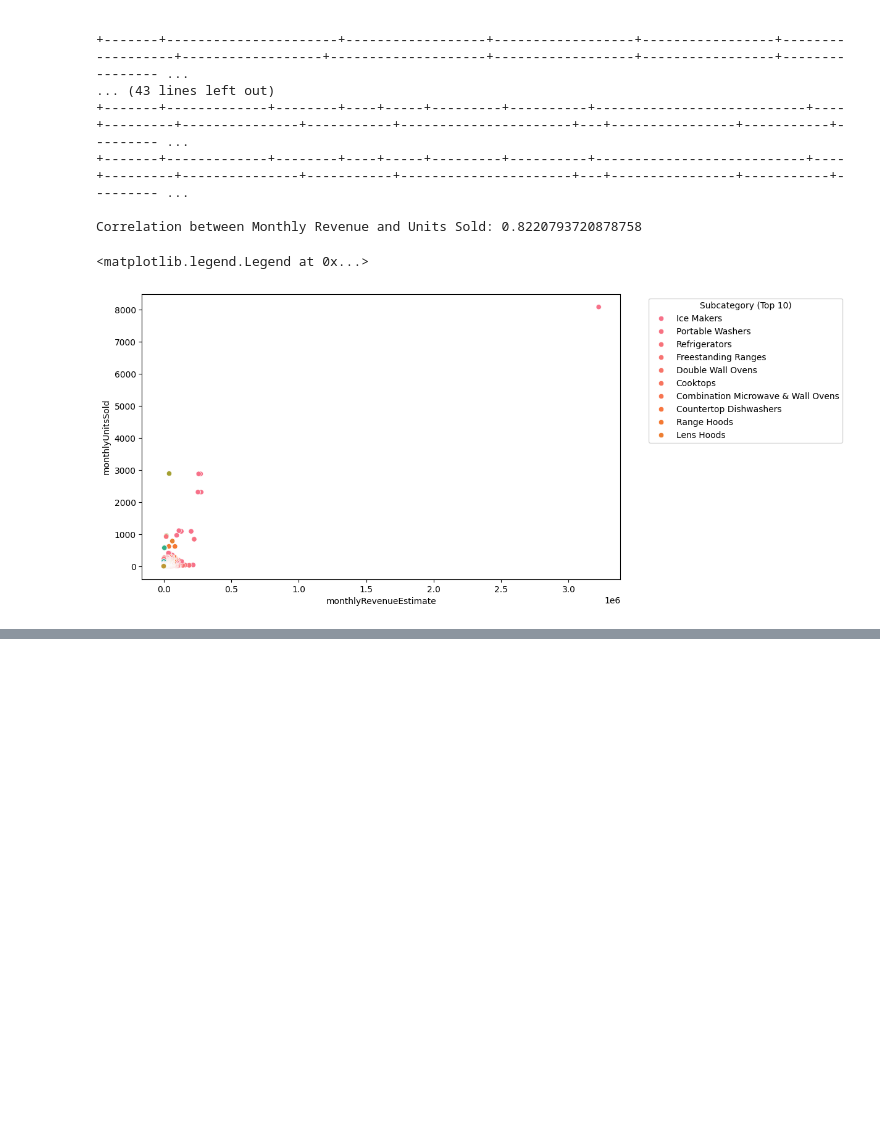
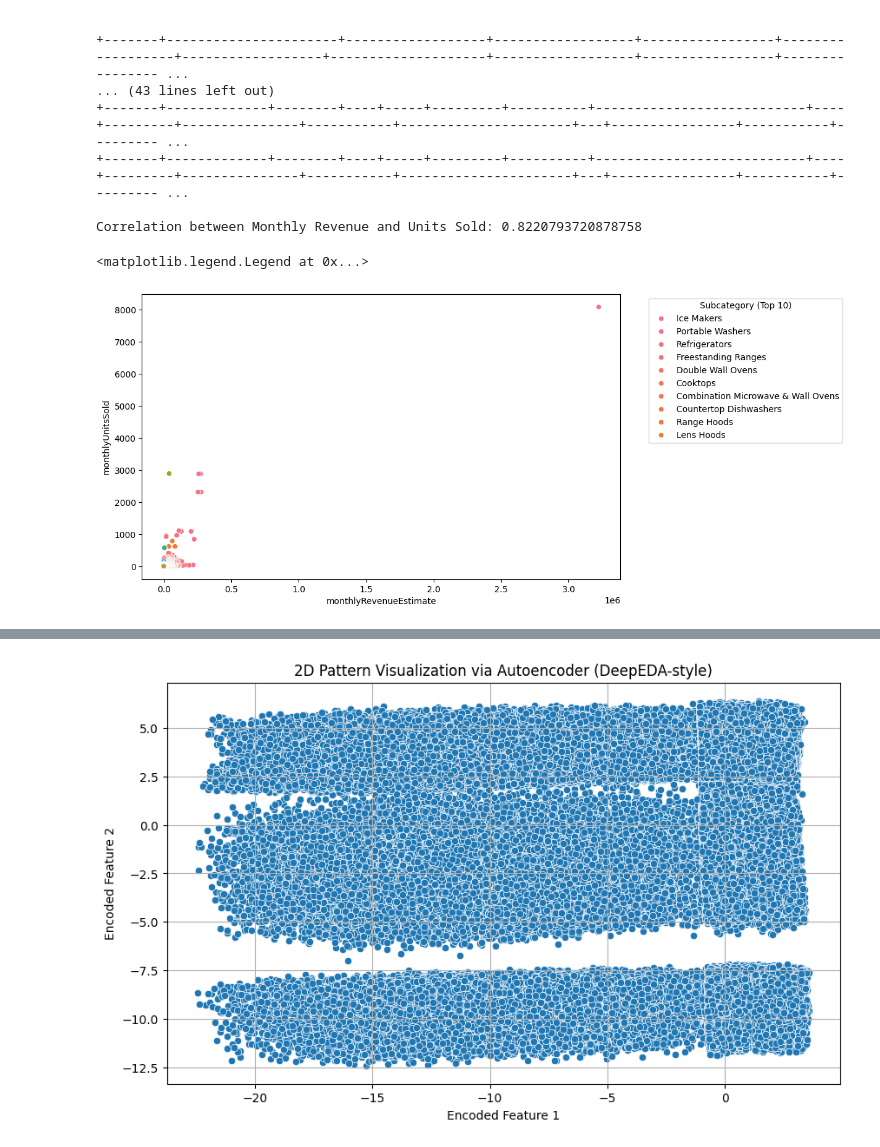
Before and after one commit to Jinit-Yadav/DigitalGrammar, a Jupyter notebook: Pratham.ipynb, the cells around one changed output, grey strips where cells are left out. Cells and saved outputs as stored; diff of their text form; code cells hidden in the pictures; blank space fills up the shorter version.

```diff
--- a/Pratham.ipynb
+++ b/Pratham.ipynb
@@ -604,0 +612,66 @@ Correlation between Monthly Revenue and Units Sold: 0.8220793720878758
+# %%
+import pandas as pd
+import numpy as np
+import matplotlib.pyplot as plt
+import seaborn as sns
+
+df = pd.read_csv("new_retail_data.csv")
+numeric_df = df.select_dtypes(include=[np.number]).dropna()
+
+from sklearn.preprocessing import StandardScaler
+scaler = StandardScaler()
+data_scaled = scaler.fit_transform(numeric_df)
+
+import torch
+import torch.nn as nn
+from torch.utils.data import DataLoader, TensorDataset
+
+class AutoEncoder(nn.Module):
+    def __init__(self, input_dim):
+        super(AutoEncoder, self).__init__()
+        self.encoder = nn.Sequential(
+            nn.Linear(input_dim, 16),
+            nn.ReLU(),
+            nn.Linear(16, 2)
+        )
+        self.decoder = nn.Sequential(
+            nn.Linear(2, 16),
+            nn.ReLU(),
+            nn.Linear(16, input_dim)
+        )
+
+    def forward(self, x):
+        encoded = self.encoder(x)
+        decoded = self.decoder(encoded)
+        return encoded, decoded
+
+X = torch.tensor(data_scaled, dtype=torch.float32)
+dataset = TensorDataset(X)
+loader = DataLoader(dataset, batch_size=16, shuffle=True)
+
+model = AutoEncoder(input_dim=X.shape[1])
+criterion = nn.MSELoss()
+optimizer = torch.optim.Adam(model.parameters(), lr=0.01)
+
+for epoch in range(50):
+    for batch in loader:
+        x_batch = batch[0]
+        encoded, decoded = model(x_batch)
+        loss = criterion(decoded, x_batch)
+        optimizer.zero_grad()
+        loss.backward()
+        optimizer.step()
+
+with torch.no_grad():
+    encoded, _ = model(X)
+encoded_np = encoded.numpy()
+
+plt.figure(figsize=(10, 6))
+sns.scatterplot(x=encoded_np[:, 0], y=encoded_np[:, 1])
+plt.title("2D Pattern Visualization via Autoencoder (DeepEDA-style)")
+plt.xlabel("Encoded Feature 1")
+plt.ylabel("Encoded Feature 2")
+plt.grid(True)
+plt.show()
+# %% [output]
+[figure, added]
```
Also changed, not shown: parts of 4 cells of this notebook.
